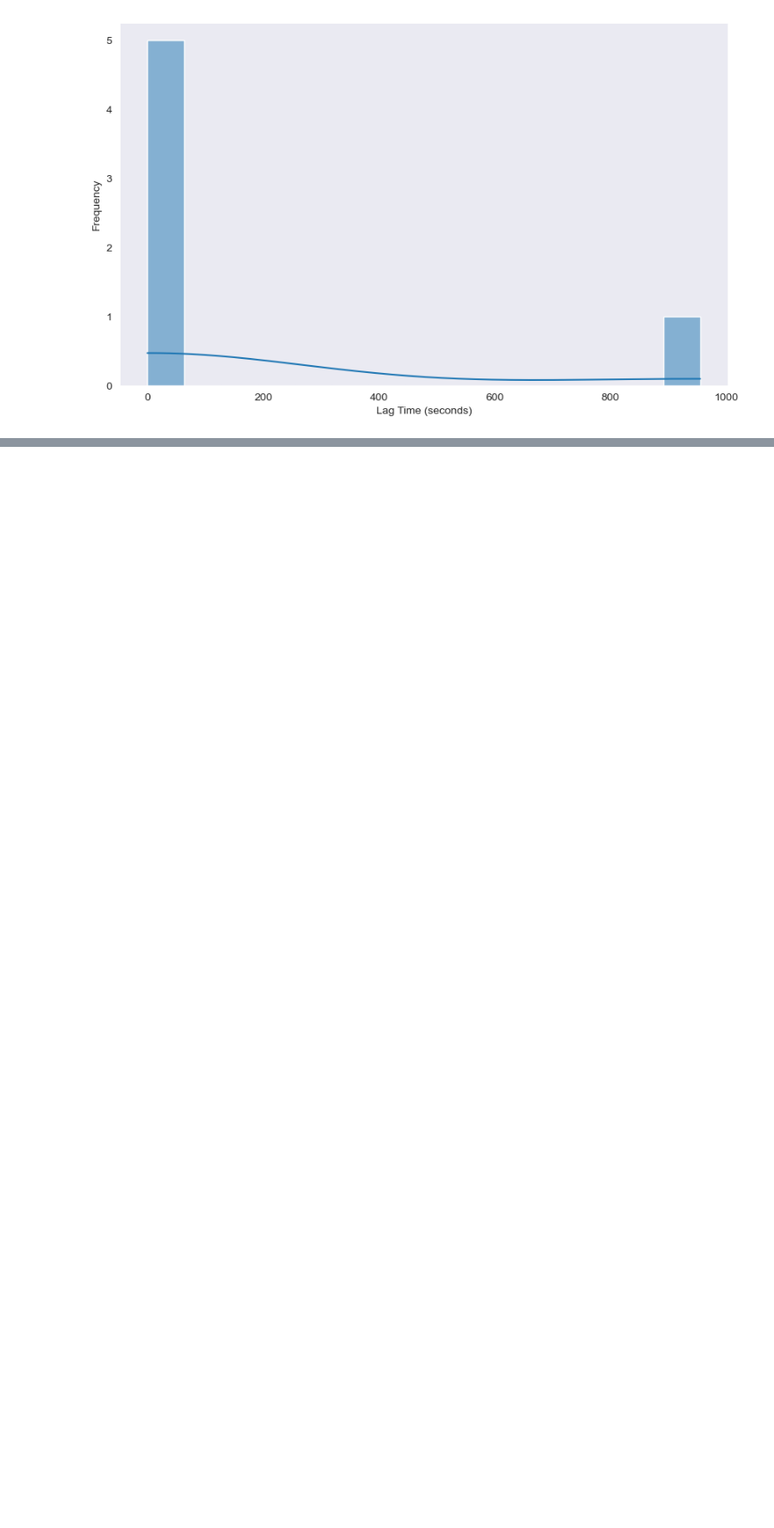
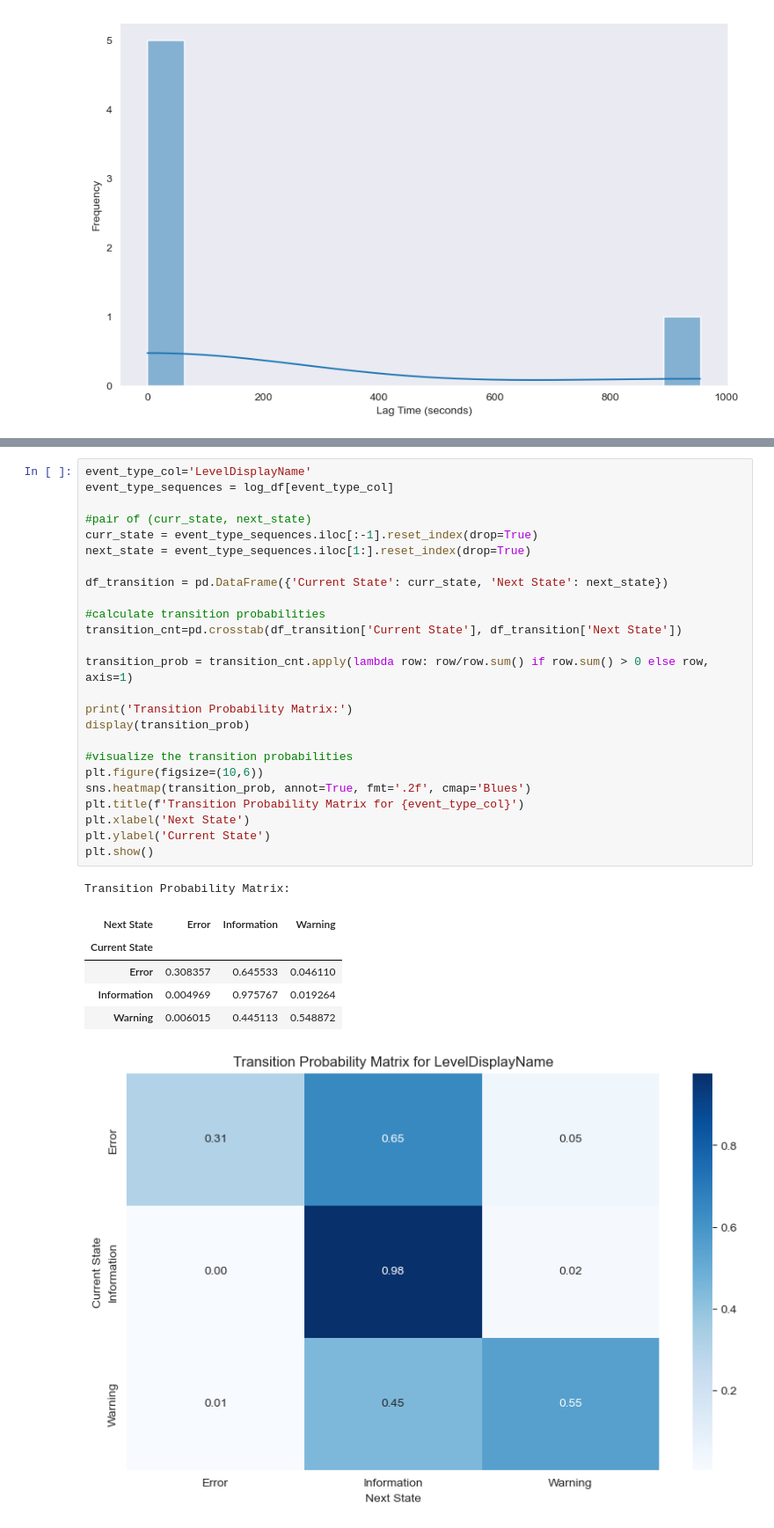
Before and after one commit to sahishnu111/WindowsLogAnalysis, a Jupyter notebook: windowsLogAnalysisEDA.ipynb, the cells around one changed output, grey strips where cells are left out. Shown: that part at 88% size. Saved outputs shown, nothing was run; the diff lists cells and outputs as text; blank space fills up the shorter version.

```diff
--- a/windowsLogAnalysisEDA.ipynb
+++ b/windowsLogAnalysisEDA.ipynb
@@ -306,0 +310,33 @@ descriptive statistics of lag analysis result:
+# %%
+event_type_col='LevelDisplayName'
+event_type_sequences = log_df[event_type_col]
+
+#pair of (curr_state, next_state)
+curr_state = event_type_sequences.iloc[:-1].reset_index(drop=True)
+next_state = event_type_sequences.iloc[1:].reset_index(drop=True)
+
+df_transition = pd.DataFrame({'Current State': curr_state, 'Next State': next_state})
+
+#calculate transition probabilities
+transition_cnt=pd.crosstab(df_transition['Current State'], df_transition['Next State'])
+
+transition_prob = transition_cnt.apply(lambda row: row/row.sum() if row.sum() > 0 else row, axis=1)
+
+print('Transition Probability Matrix:')
+display(transition_prob)
+
+#visualize the transition probabilities
+plt.figure(figsize=(10,6))
+sns.heatmap(transition_prob, annot=True, fmt='.2f', cmap='Blues')
+plt.title(f'Transition Probability Matrix for {event_type_col}')
+plt.xlabel('Next State')
+plt.ylabel('Current State')
+plt.show()
+# %% [output]
+Transition Probability Matrix:
+| Next State | Error | Information | Warning |
+| Current State |  |  |  |
+| Error | 0.308357 | 0.645533 | 0.046110 |
+| Information | 0.004969 | 0.975767 | 0.019264 |
+| Warning | 0.006015 | 0.445113 | 0.548872 |
+[figure, added]
```
Also changed, not shown: parts of 1 cell of this notebook.
